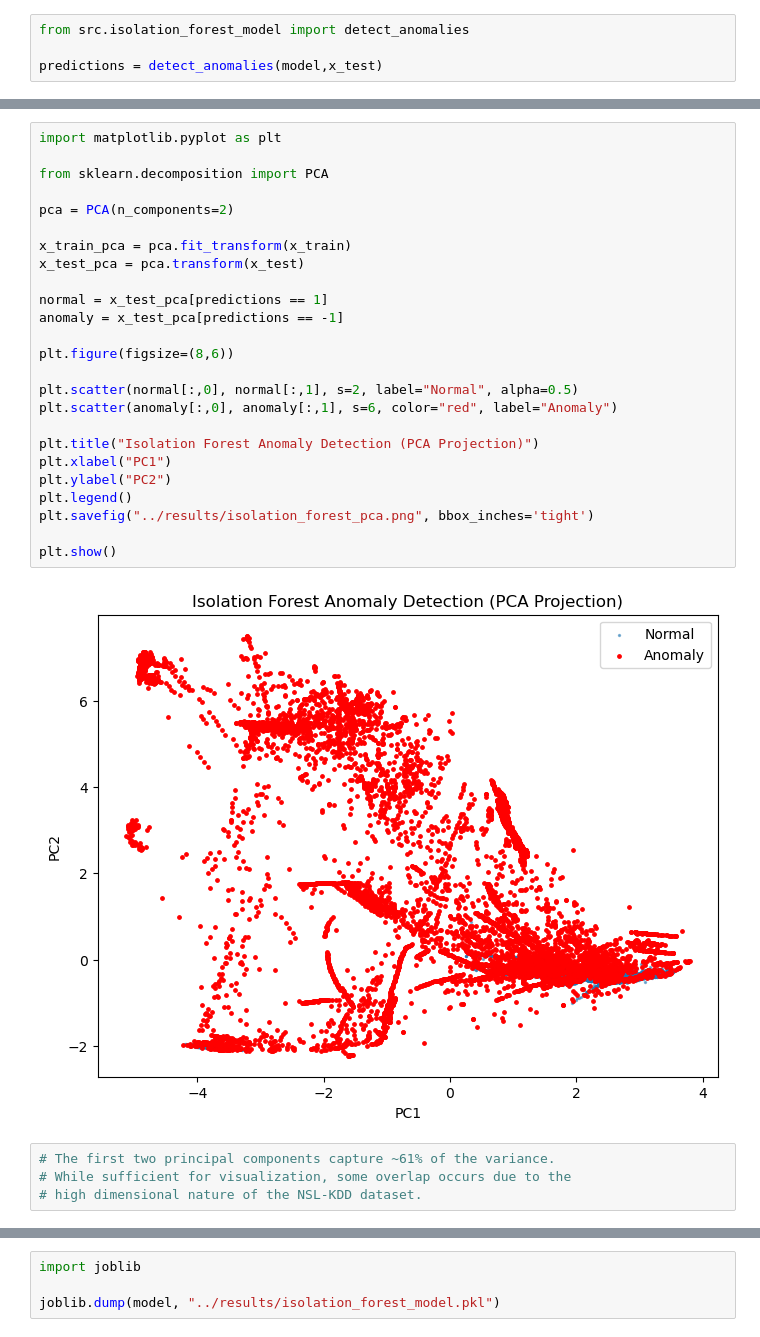
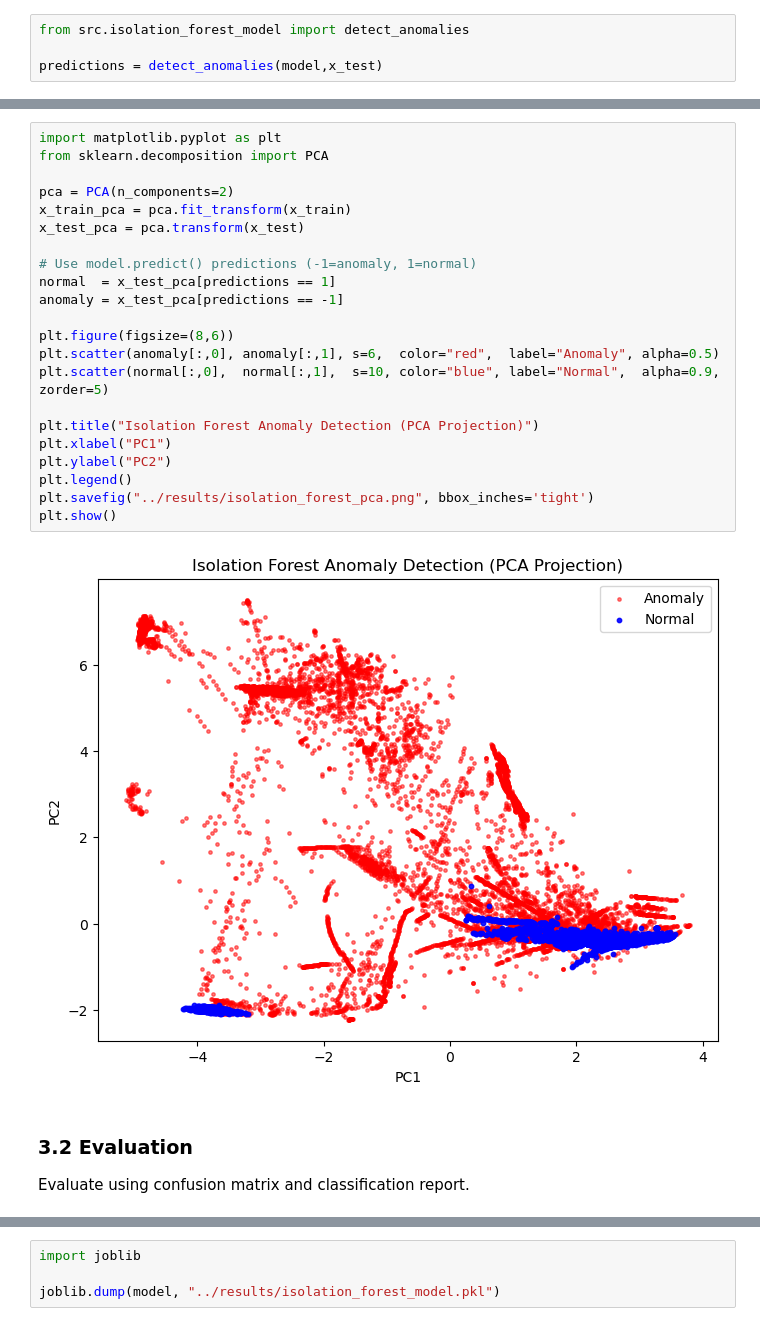
Before and after one commit to Jenish045/network-anomaly-detection, a Jupyter notebook: notebooks/03_isolation_forest.ipynb, the cells around one changed output, grey strips where cells are left out. Saved outputs shown, nothing was run; the diff lists cells and outputs as text.

```diff
--- a/notebooks/03_isolation_forest.ipynb
+++ b/notebooks/03_isolation_forest.ipynb
@@ -39,34 +52,30 @@ np.unique(predictions, return_counts = True)
 # %%
 import matplotlib.pyplot as plt
-
 from sklearn.decomposition import PCA
 
 pca = PCA(n_components=2)
-
 x_train_pca = pca.fit_transform(x_train)
 x_test_pca = pca.transform(x_test)
 
-normal = x_test_pca[predictions == 1]
+# Use model.predict() predictions (-1=anomaly, 1=normal)
+normal  = x_test_pca[predictions == 1]
 anomaly = x_test_pca[predictions == -1]
 
 plt.figure(figsize=(8,6))
-
-plt.scatter(normal[:,0], normal[:,1], s=2, label="Normal", alpha=0.5)
-plt.scatter(anomaly[:,0], anomaly[:,1], s=6, color="red", label="Anomaly")
+plt.scatter(anomaly[:,0], anomaly[:,1], s=6,  color="red",  label="Anomaly", alpha=0.5)
+plt.scatter(normal[:,0],  normal[:,1],  s=10, color="blue", label="Normal",  alpha=0.9, zorder=5)
 
 plt.title("Isolation Forest Anomaly Detection (PCA Projection)")
 plt.xlabel("PC1")
 plt.ylabel("PC2")
 plt.legend()
 plt.savefig("../results/isolation_forest_pca.png", bbox_inches='tight')
-
 plt.show()
 # %% [output]
-[figure, old version]
+[figure, new version]
-# %%
-# The first two principal components capture ~61% of the variance.
-# While sufficient for visualization, some overlap occurs due to the
-# high dimensional nature of the NSL-KDD dataset.
+# %% [markdown]
+### 3.2 Evaluation
+Evaluate using confusion matrix and classification report.
 # %%
 from sklearn.metrics import confusion_matrix
 from sklearn.metrics import classification_report
```
Also changed, not shown: parts of 43 cells of this notebook, 21 other files.
